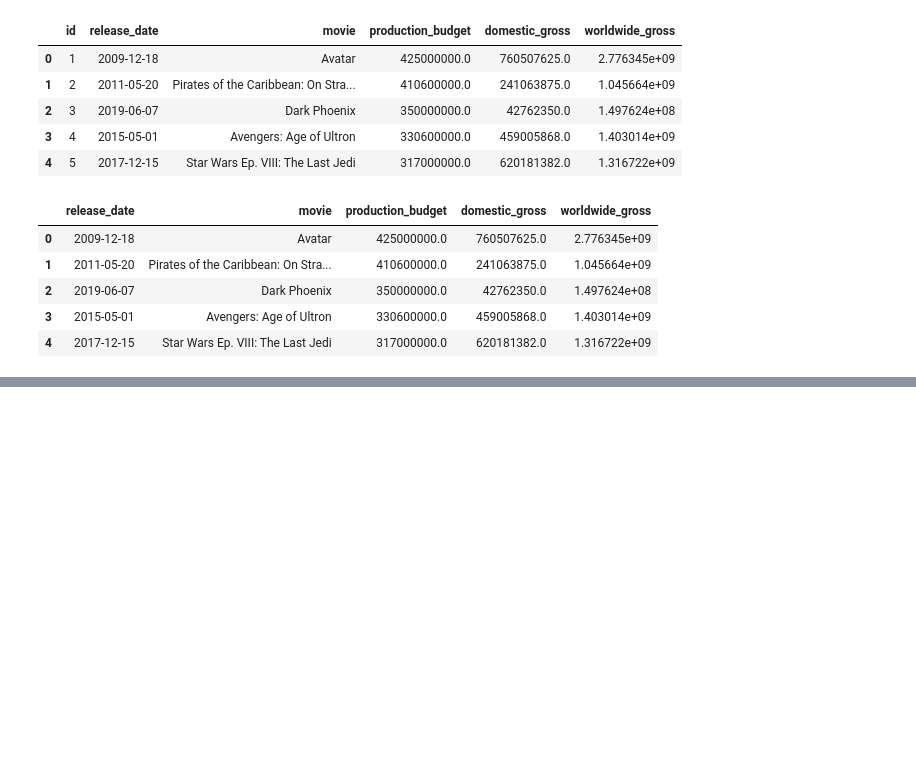
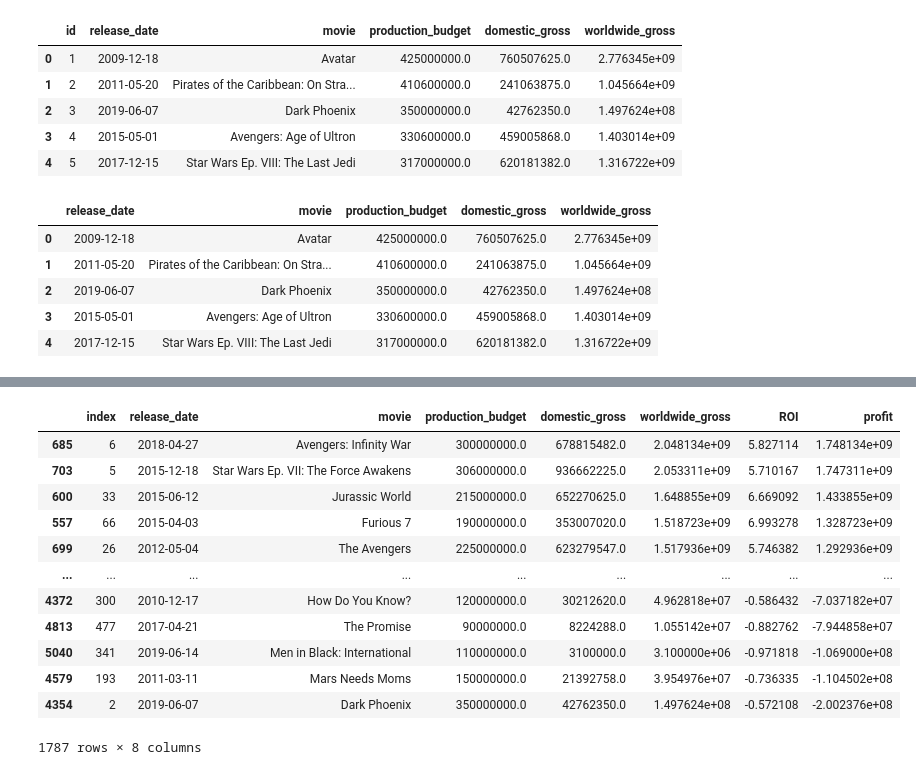
Before and after one commit to ZenBurrito/Phase-1Project, a Jupyter notebook: The_Numbers_cleaning.ipynb, the cells around one changed output, grey strips where cells are left out. Cells and saved outputs as stored; diff of their text form; code cells hidden in the pictures; blank space fills up the shorter version.

```diff
--- a/The_Numbers_cleaning.ipynb
+++ b/The_Numbers_cleaning.ipynb
@@ -88,0 +194,16 @@ df_num_cleaned.head()
+# %%
+df_num_final.sort_values(by = 'profit', ascending = False)
+# %% [output]
+|  | index | release_date | movie | production_budget | domestic_gross | worldwide_gross | ROI | profit |
+| 685 | 6 | 2018-04-27 | Avengers: Infinity War | 300000000.0 | 678815482.0 | 2.048134e+09 | 5.827114 | 1.748134e+09 |
+| 703 | 5 | 2015-12-18 | Star Wars Ep. VII: The Force Awakens | 306000000.0 | 936662225.0 | 2.053311e+09 | 5.710167 | 1.747311e+09 |
+| 600 | 33 | 2015-06-12 | Jurassic World | 215000000.0 | 652270625.0 | 1.648855e+09 | 6.669092 | 1.433855e+09 |
+| 557 | 66 | 2015-04-03 | Furious 7 | 190000000.0 | 353007020.0 | 1.518723e+09 | 6.993278 | 1.328723e+09 |
+| 699 | 26 | 2012-05-04 | The Avengers | 225000000.0 | 623279547.0 | 1.517936e+09 | 5.746382 | 1.292936e+09 |
+| ... | ... | ... | ... | ... | ... | ... | ... | ... |
+| 4372 | 300 | 2010-12-17 | How Do You Know? | 120000000.0 | 30212620.0 | 4.962818e+07 | -0.586432 | -7.037182e+07 |
+| 4813 | 477 | 2017-04-21 | The Promise | 90000000.0 | 8224288.0 | 1.055142e+07 | -0.882762 | -7.944858e+07 |
+| 5040 | 341 | 2019-06-14 | Men in Black: International | 110000000.0 | 3100000.0 | 3.100000e+06 | -0.971818 | -1.069000e+08 |
+| 4579 | 193 | 2011-03-11 | Mars Needs Moms | 150000000.0 | 21392758.0 | 3.954976e+07 | -0.736335 | -1.104502e+08 |
+| 4354 | 2 | 2019-06-07 | Dark Phoenix | 350000000.0 | 42762350.0 | 1.497624e+08 | -0.572108 | -2.002376e+08 |
+1787 rows × 8 columns
```
Also changed, not shown: parts of 15 cells of this notebook.
